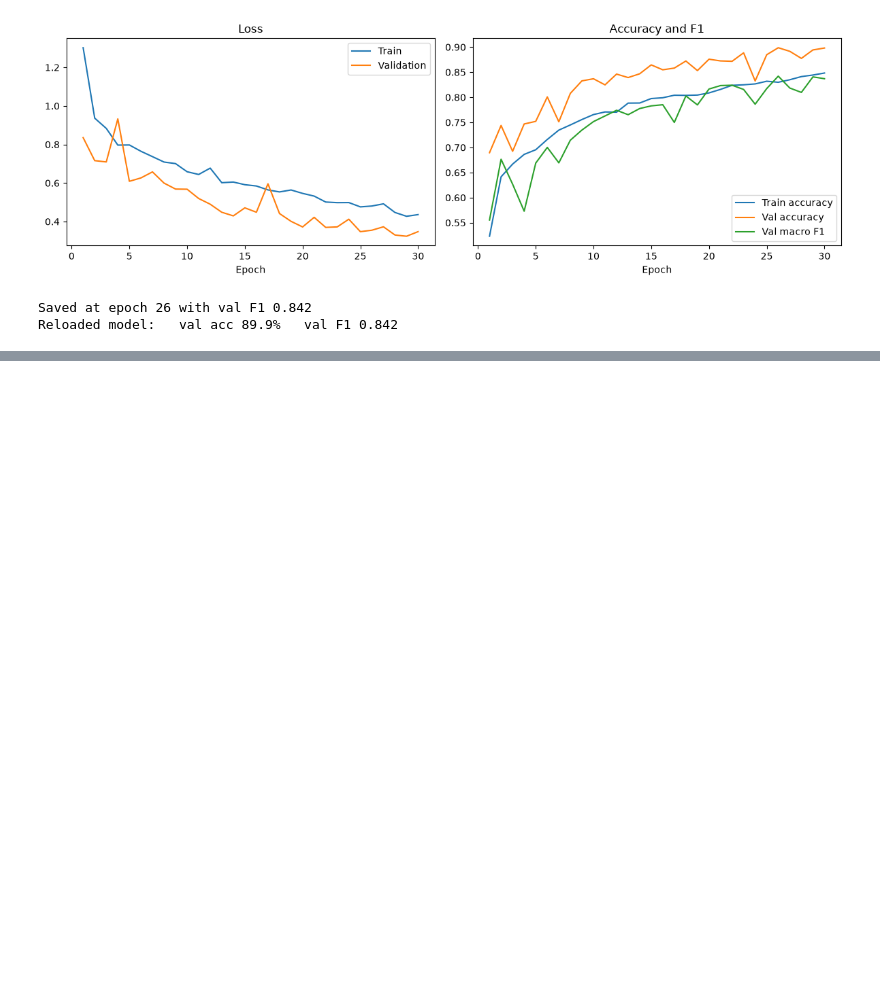
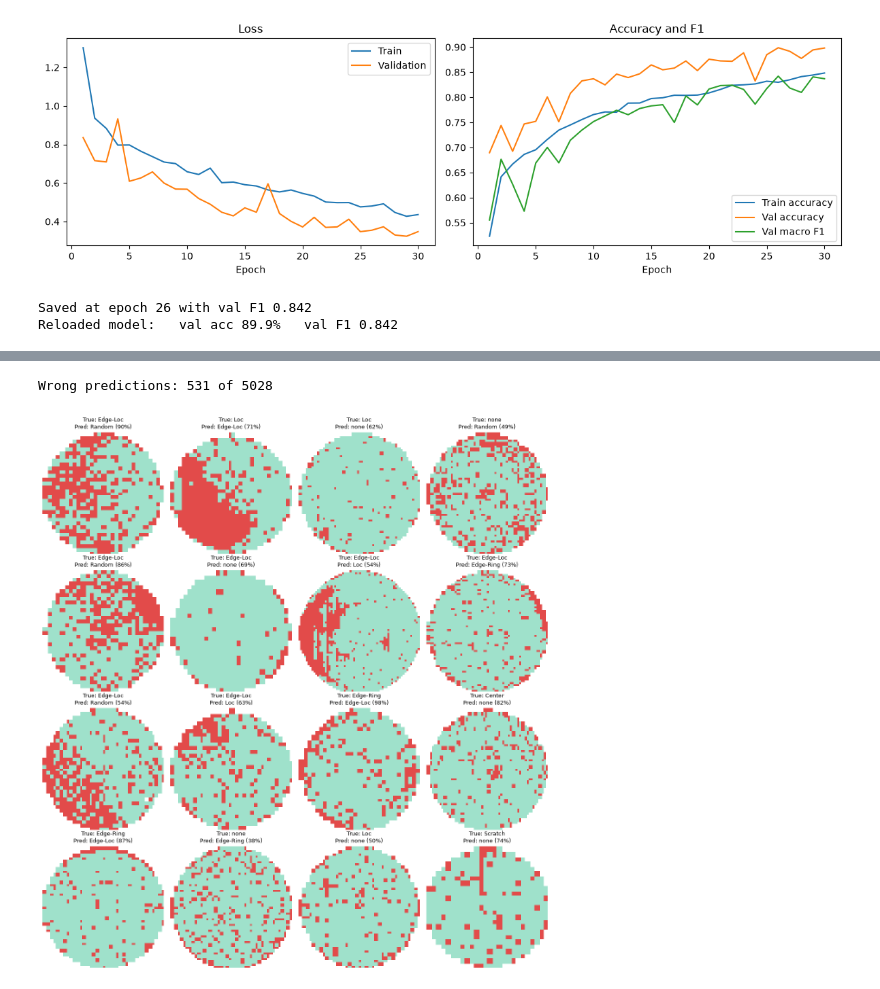
Before and after one commit to harshita-kode/wafer-lens, a Jupyter notebook: notebooks/train_cnn.ipynb, the cells around one changed output, grey strips where cells are left out. Saved outputs shown, nothing was run; the diff lists cells and outputs as text; code cells hidden in the pictures; blank space fills up the shorter version.

```diff
--- a/notebooks/train_cnn.ipynb
+++ b/notebooks/train_cnn.ipynb
@@ -357,0 +460,22 @@ Reloaded model:   val acc 89.9%   val F1 0.842
+# %%
+wrong_idx = np.where(test_preds != test_labels)[0]
+print(f'Wrong predictions: {len(wrong_idx)} of {len(test_labels)}')
+
+rng = np.random.default_rng(SEED)
+show = rng.choice(wrong_idx, size=min(16, len(wrong_idx)), replace=False)
+
+fig, axes = plt.subplots(4, 4, figsize=(12, 13))
+for ax, i in zip(axes.ravel(), show):
+    ax.imshow(X_test[i], cmap=WAFER_CMAP, vmin=0, vmax=2, interpolation='nearest')
+    ax.set_title(f'True: {CLASSES[test_labels[i]]}\n'
+                 f'Pred: {CLASSES[test_preds[i]]} ({test_conf[i]:.0%})', fontsize=9)
+    ax.axis('off')
+for ax in axes.ravel()[len(show):]:
+    ax.axis('off')
+
+plt.tight_layout()
+plt.savefig(FIG_DIR / 'test_mistakes.png', dpi=150)
+plt.show()
+# %% [output]
+Wrong predictions: 531 of 5028
+[figure, added]
```
Also changed, not shown: parts of 8 cells of this notebook, 4 other files.
